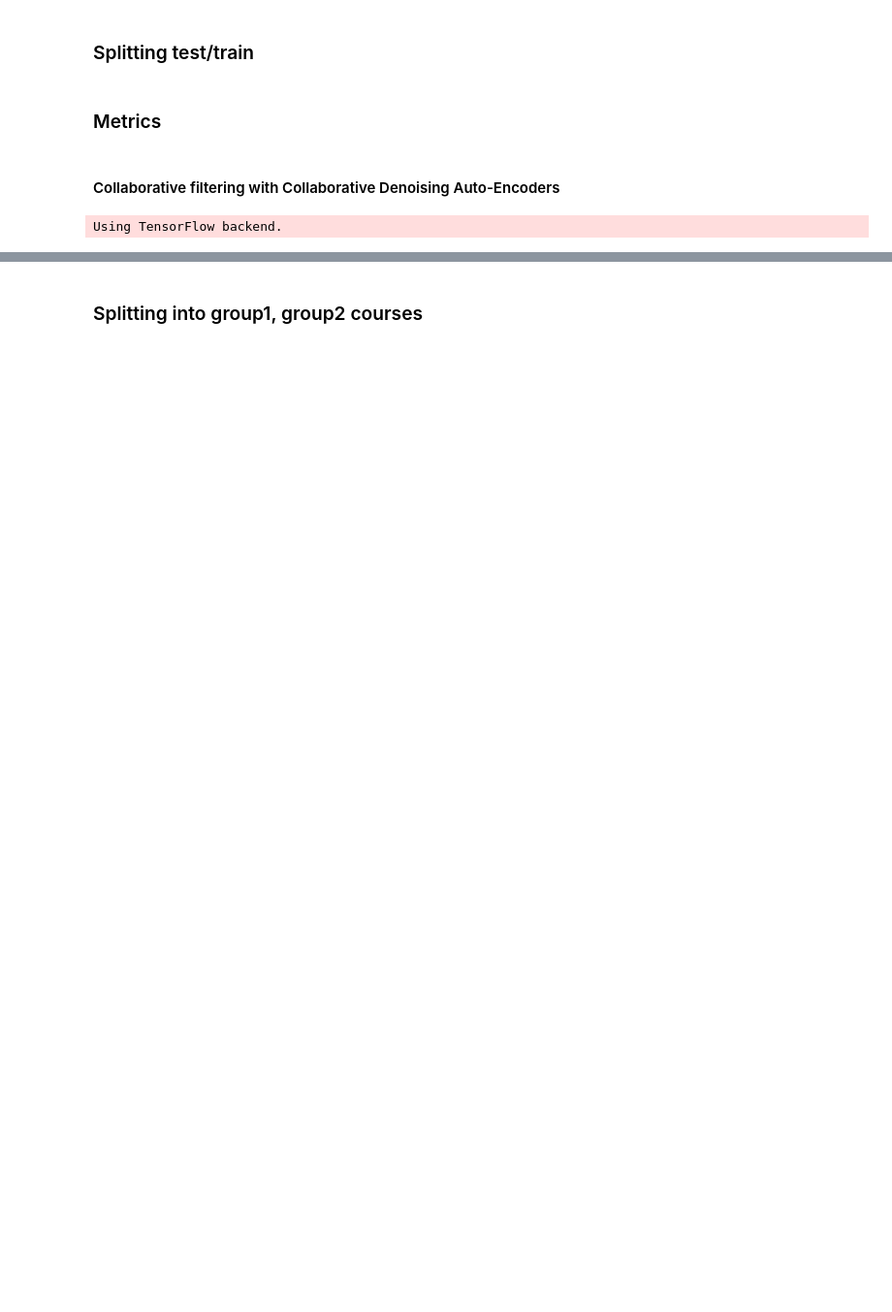
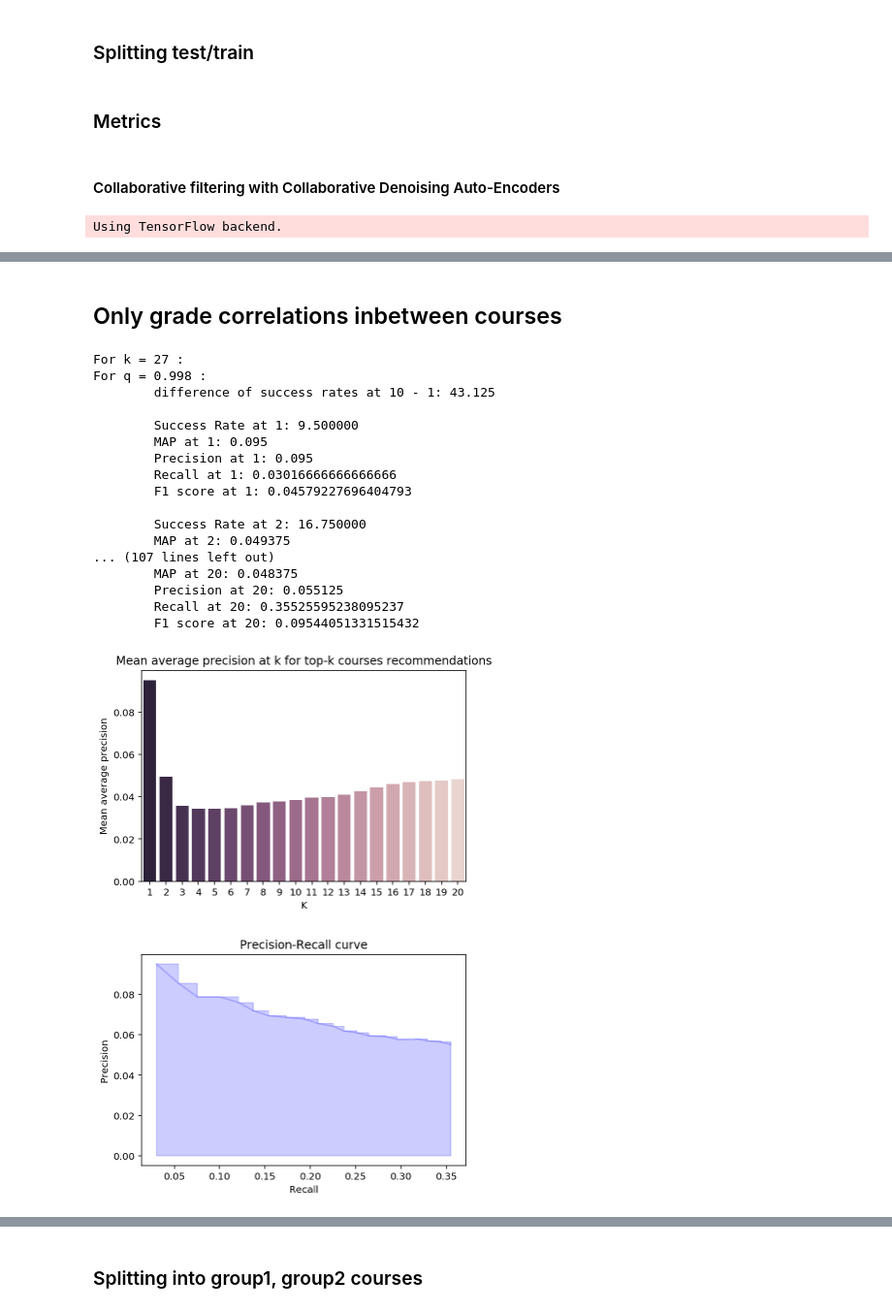
Before and after one commit to LoomisLoud/epfl-course-recommendation, a Jupyter notebook: FocusingCDAE.ipynb, the cells around one changed output, grey strips where cells are left out. Shown: that part at 97% size. Saved outputs shown, nothing was run; the diff lists cells and outputs as text; code cells hidden in the pictures; blank space fills up the shorter version.

```diff
--- a/FocusingCDAE.ipynb
+++ b/FocusingCDAE.ipynb
@@ -132,6 +134,8 @@ all_df = pd.read_sql(all_info, con=db_connection)
 all_df = all_df[~all_df.SubjectName.isin(courses_to_remove)]
 # Removing the SHS courses
 all_df = all_df[~(all_df.StudyDomain.isin(domains_to_remove))]
+# Mapping of subject ids to subject names
+subject_mapping = all_df[['SubjectID', 'SubjectName']].drop_duplicates()
 all_df
 # %% [output]
 |  | PersonID | PedagogicalCode | StudyDomain | UnitName | UnitID | UnitCode | SubjectName | SubjectID | ... |
@@ -497,0 +630,25 @@ plt.show()
+# %% [markdown]
+## Only grade correlations inbetween courses
+# %%
+preds = np.array([ np.array(training_weight_grade_corr(i)) for i, nn_weights in enumerate(pred) ])
+print_stats_prediction(preds)
+# %% [output]
+For k = 27 :
+For q = 0.998 :
+        difference of success rates at 10 - 1: 43.125
+
+        Success Rate at 1: 9.500000
+        MAP at 1: 0.095
+        Precision at 1: 0.095
+        Recall at 1: 0.03016666666666666
+        F1 score at 1: 0.04579227696404793
+
+        Success Rate at 2: 16.750000
+        MAP at 2: 0.049375
+... (107 lines left out)
+        MAP at 20: 0.048375
+        Precision at 20: 0.055125
+        Recall at 20: 0.35525595238095237
+        F1 score at 20: 0.09544051331515432
+[figure, added]
+[figure, added]
```
Also changed, not shown: parts of 33 cells of this notebook, 1 other file.
